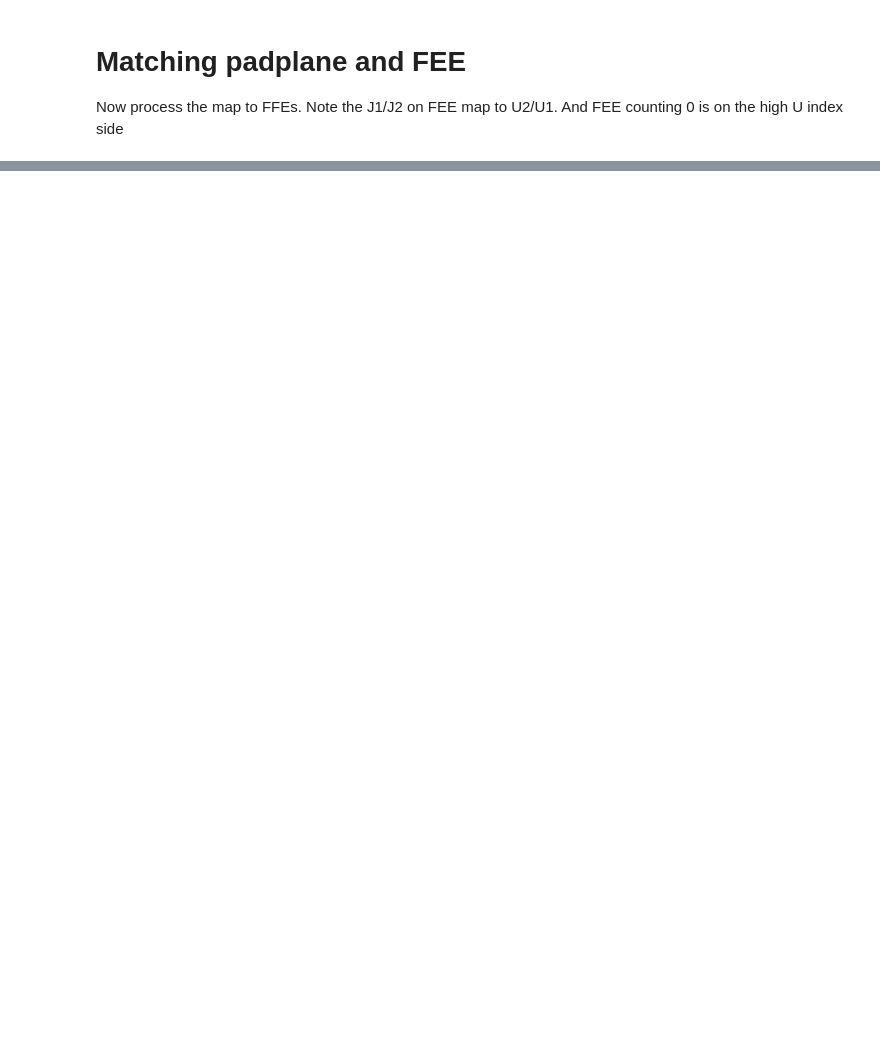
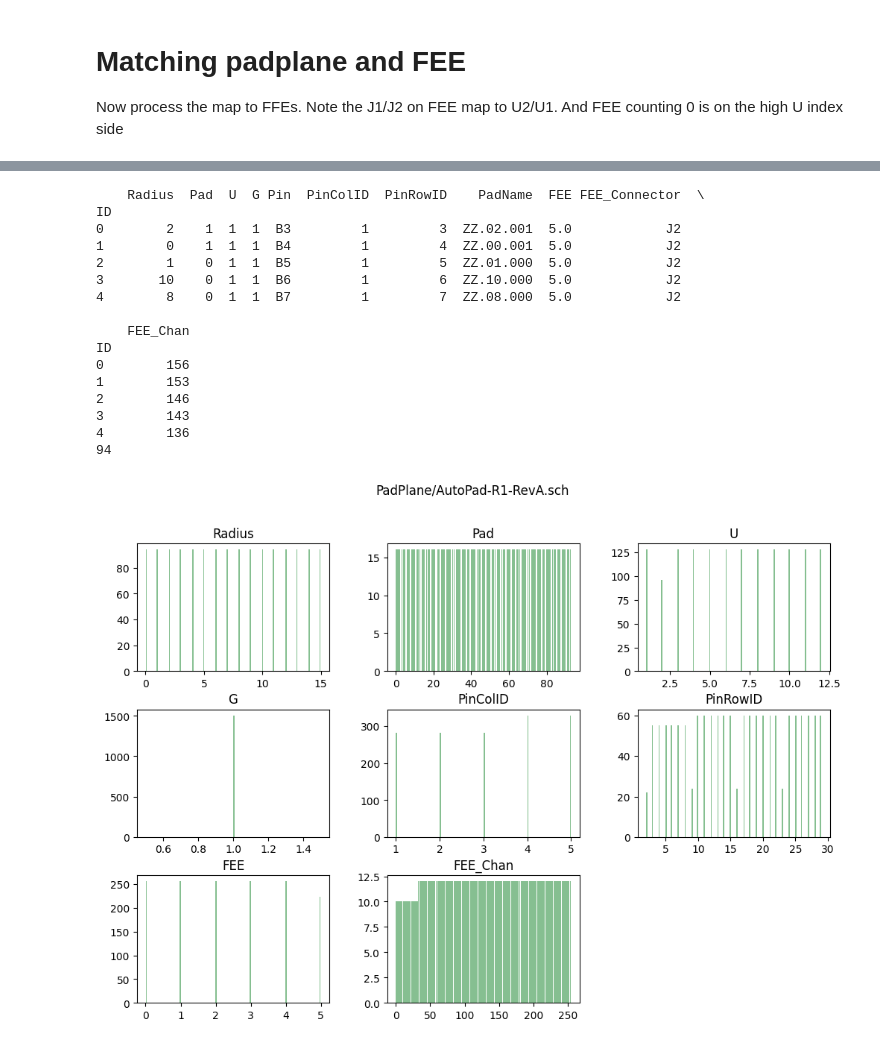
Before and after one commit to sPHENIX-Collaboration/calibrations, a Jupyter notebook: TPC/Mapping/ChannelMapping.ipynb, the cells around one changed output, grey strips where cells are left out. Cells and saved outputs as stored; diff of their text form; code cells hidden in the pictures; blank space fills up the shorter version.

```diff
--- a/TPC/Mapping/ChannelMapping.ipynb
+++ b/TPC/Mapping/ChannelMapping.ipynb
@@ -175,4 +285,0 @@ R1 has a special SAMPA for sensing pads
-# %%
-if map == 'PadPlane/AutoPad-R1-RevA.sch':
-    for i in range (0,32):
-        df_processed.loc[len(df_processed.index)] = [-1,i,0,0,"",0,0,5,"J1",i]
@@ -210,0 +286,73 @@ NameError: name 'np' is not defined
+# %%
+df_maps_fin = []
+for map, df, df_centroid in zip(maps, df_maps, df_centroids):
+    df_processed = df.copy()
+
+    max_number_fee = df_processed['U'].max() / 2;
+
+    df_processed['FEE'] = df_processed.apply(lambda x: max_number_fee -1 - int ((x['U'] - 1) / 2) , axis=1)
+    df_processed['FEE_Connector'] = df_processed.apply(lambda x: f"J{(1-((x['U'] - 1) %  2)) + 1}" , axis=1)
+    df_processed['FEE_Chan'] = df_processed.apply(lambda x: fee_dict[f"{x['FEE_Connector']}_{x['Pin']}"] , axis=1)
+
+    # df_processed['SAMPA'] = df_processed.apply(lambda x:  ((x['U'] - 1) %  2) *4 +  + pinRowSampaMap[x['PinRowID']], axis=1)
+    print(df_processed.head())
+
+    # R1 has a special SAMPA for sensing pads
+    #if map == 'PadPlane/AutoPad-R1-RevA.sch':
+    #    for i in range (0,32):
+    #        df_processed.loc[len(df_processed.index)] = [-1,i,0,0,"",0,0,5,"J1",i]
+
+    # Checking that the DataFrame is filled properly
+    hist = df_processed.hist(bins=128, grid=False, figsize=(12,8), color='#86bf91', zorder=2, rwidth=0.9)
+    plt.suptitle(map)
+
+
+    # Drawing approximate positions of the pads
+    df_processed['phi'] = (df_processed['Pad']+1)*(math.pi/6)/(max(df_processed['Pad']+1))
+    #df_processed['phi'] = (df_processed['Pad']+1)*math.pi/(max(df_processed['Pad']+1))
+    df_processed['x'] = [r*math.cos(phi) for r, phi in zip(df_processed['Radius']+70,df_processed['phi'])]
+    df_processed['y'] = [r*math.sin(phi) for r, phi in zip(df_processed['Radius']+70,df_processed['phi'])]
+    print(max(df_processed['Pad'])+1)
+    for i in range(0,1+int(max(df_processed['FEE']))):
+        df_processed_plot = df_processed[df_processed['FEE'] == i]
+        plt.plot(df_processed_plot['x'], df_processed_plot['y'],'*')
+    plt.title(f'Approximate XY distribution of pads')
+    plt.xlabel('X [mm]', fontsize = 18)
+    plt.ylabel('Y [mm]', fontsize = 18)
+    plt.show()
+
+    # Merge Data Frames from both files using PadName
+    df_processed = pd.merge(df_processed, df_centroid, on='PadName')
+    df_maps_fin.append(df_processed)
+    # Sort wrt 'Radius' & 'Pad'
+    df_processed = df_processed.sort_values(by=['Radius', 'Pad'])
+
+    # Plot centroids
+    for i in range(0,1+int(max(df_processed['FEE']))):
+        df_processed_plot = df_processed[df_processed['FEE'] == i]
+        plt.plot(df_processed_plot['PadX'], df_processed_plot['PadY'],'*')
+    plt.title(f'Distribution of XY position of centroids of the pads')
+    plt.xlabel('X [mm]', fontsize = 18)
+    plt.ylabel('Y [mm]', fontsize = 18)
+    plt.show()
+
+    # Save CSV file
+    df_processed.to_csv(f"{map}.ChannelMapping.csv")
+# %% [output]
+    Radius  Pad  U  G Pin  PinColID  PinRowID    PadName  FEE FEE_Connector  \
+ID
+0        2    1  1  1  B3         1         3  ZZ.02.001  5.0            J2
+1        0    1  1  1  B4         1         4  ZZ.00.001  5.0            J2
+2        1    0  1  1  B5         1         5  ZZ.01.000  5.0            J2
+3       10    0  1  1  B6         1         6  ZZ.10.000  5.0            J2
+4        8    0  1  1  B7         1         7  ZZ.08.000  5.0            J2
+
+    FEE_Chan
+ID
+0        156
+1        153
+2        146
+3        143
+4        136
+94
+[figure, added]
```
Also changed, not shown: parts of 25 cells of this notebook, 3 other files.
